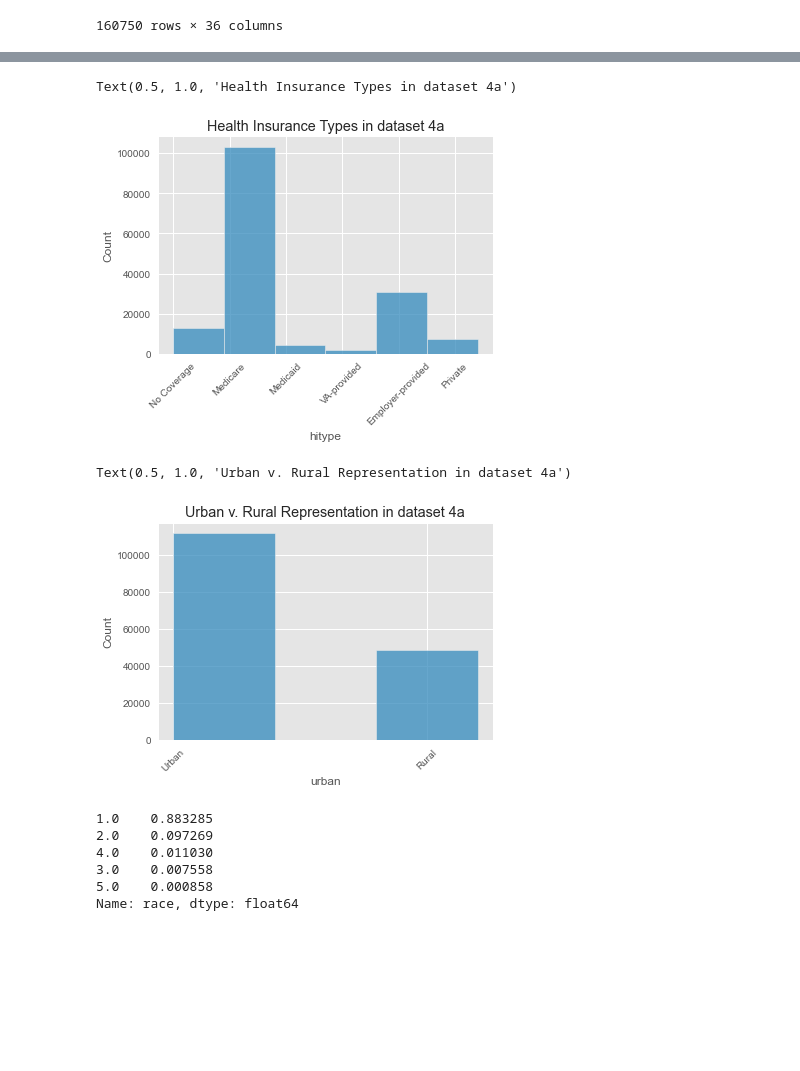
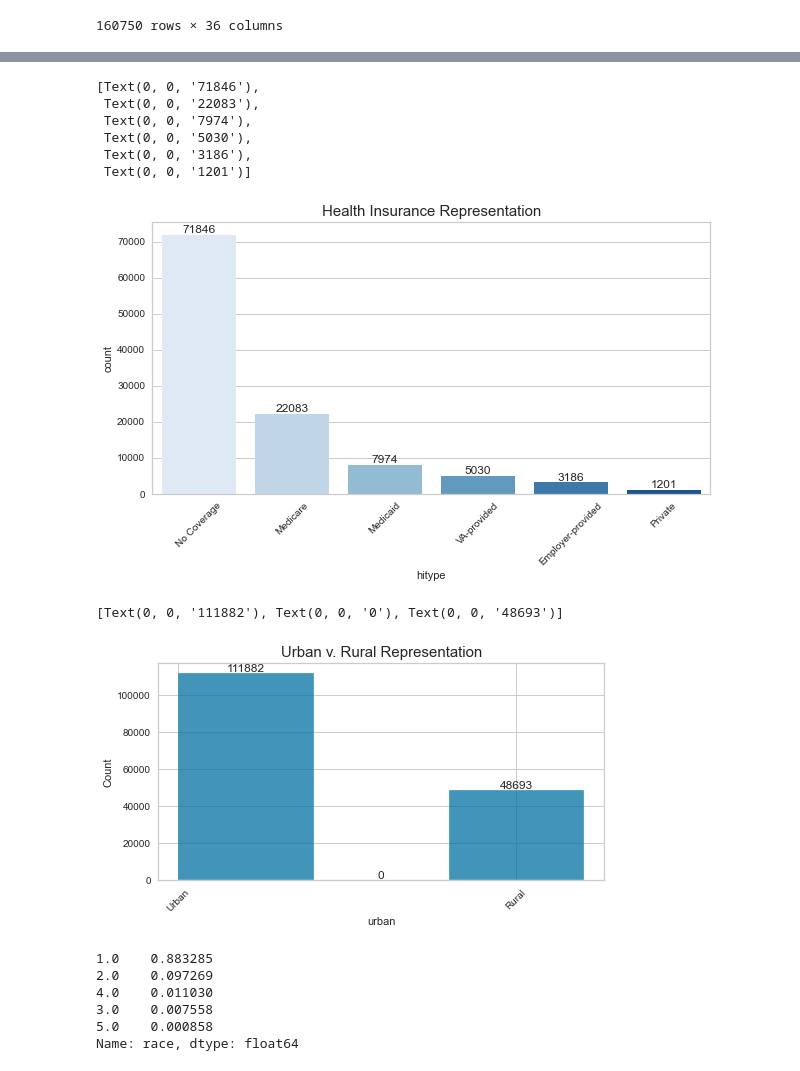
Before and after one commit to beckyepeters/life-expectancy-predictions, a Jupyter notebook: NLMS.ipynb, the cells around one changed output, grey strips where cells are left out. Cells and saved outputs as stored; diff of their text form; code cells hidden in the pictures; blank space fills up the shorter version.

```diff
--- a/NLMS.ipynb
+++ b/NLMS.ipynb
@@ -231,23 +262,30 @@ Text(0.5, 1.0, 'Gender Representation in dataset 4a')
 # %%
-fig, ax = plt.subplots(figsize=(6, 4))
-sns.histplot(data=dec, x='hitype', palette='Blues', binwidth=0.9)
+fig, ax = plt.subplots(figsize=(10, 5))
+sns.countplot(data=dec, x='hitype', palette='Blues', order = dec['hitype'].value_counts().index)
 ticks = [0, 1, 2, 3, 4, 5]
 l = ['No Coverage', 'Medicare', 'Medicaid', 'VA-provided', 'Employer-provided', 'Private']
 plt.xticks(ticks, l, rotation=45)
-plt.title('Health Insurance Types in dataset 4a')
+plt.title('Health Insurance Representation', fontsize=15)
+ax.bar_label(ax.containers[0], fontsize=12, fmt='%d')
 # %% [output]
-Text(0.5, 1.0, 'Health Insurance Types in dataset 4a')
+[Text(0, 0, '71846'),
+ Text(0, 0, '22083'),
+ Text(0, 0, '7974'),
+ Text(0, 0, '5030'),
+ Text(0, 0, '3186'),
+ Text(0, 0, '1201')]
-[figure, old version]
+[figure, new version]
 # %%
-fig, ax = plt.subplots(figsize=(6, 4))
+fig, ax = plt.subplots(figsize=(8, 4))
 sns.histplot(data=dec, x='urban', palette='Blues', binwidth=0.4)
 ticks = [1, 2]
 l = ['Urban', 'Rural']
 plt.xticks(ticks, l, rotation=45)
-plt.title('Urban v. Rural Representation in dataset 4a')
+plt.title('Urban v. Rural Representation', fontsize=15)
+ax.bar_label(ax.containers[0], fontsize=12, fmt='%d')
 # %% [output]
-Text(0.5, 1.0, 'Urban v. Rural Representation in dataset 4a')
+[Text(0, 0, '111882'), Text(0, 0, '0'), Text(0, 0, '48693')]
-[figure, old version]
+[figure, new version]
 # %%
 dec.race.value_counts(normalize=True)
 # %% [output]
```
Also changed, not shown: parts of 5 cells of this notebook, 13 other files.
